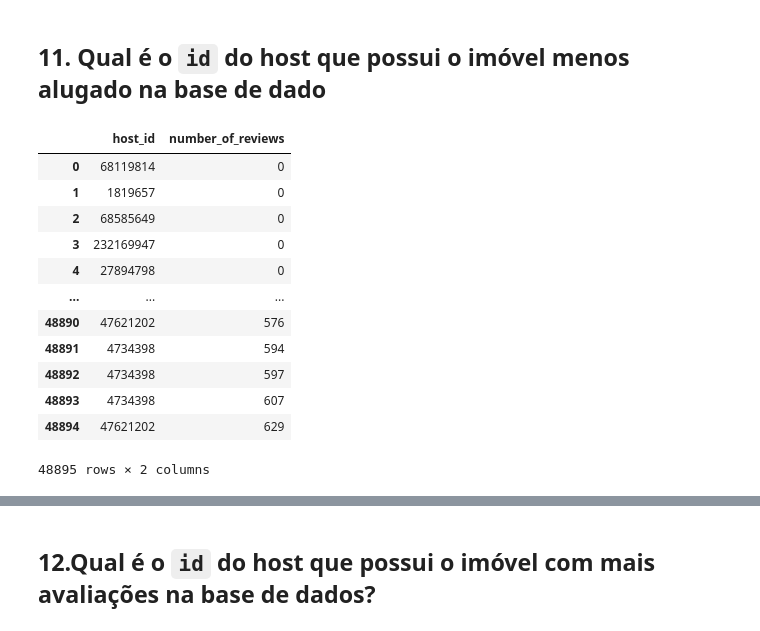
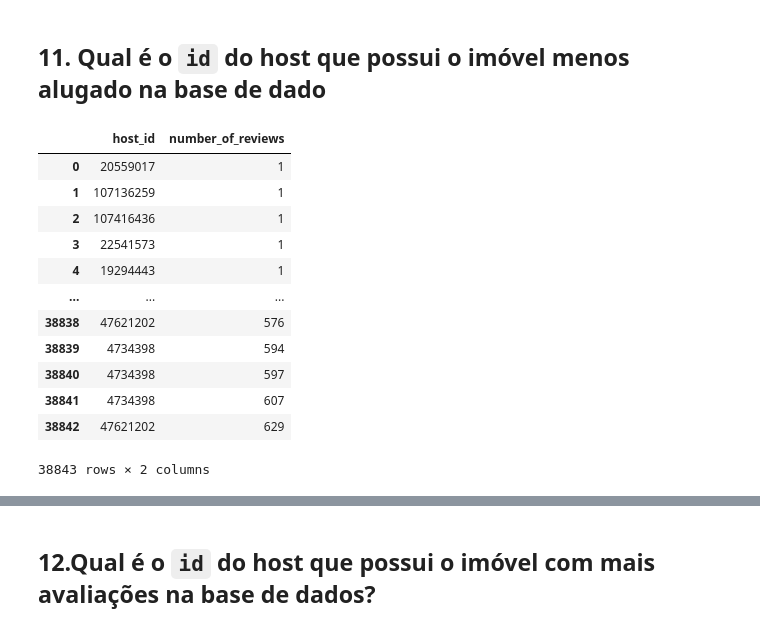
Before and after one commit to webluc/fundamentos, a Jupyter notebook: Desafio-Ciclo02.ipynb, the cells around one changed output, grey strips where cells are left out. Cells and saved outputs as stored; diff of their text form; code cells hidden in the pictures.

```diff
--- a/Desafio-Ciclo02.ipynb
+++ b/Desafio-Ciclo02.ipynb
@@ -127,7 +127,7 @@ calculated_host_listings_count        0
 availability_365                      0
 dtype: int64
 # %%
-df = df_raw.copy()
+df = df_raw.copy().reset_index()
 # %%
 #df['last_review'] = pd.to_datetime( df['last_review'] )
 # %%
@@ -316,18 +359,20 @@ df[['host_id','number_of_reviews']].sort_values('number_of_reviews', ascending=F
 # %% [markdown]
 ## 11. Qual é o `id` do host que possui o imóvel menos alugado na base de dado
 # %%
-df[['host_id','number_of_reviews']].sort_values('number_of_reviews', ascending=True).reset_index(drop=True)
+# resposta 82685
+df_view = df.loc[ df['number_of_reviews'] > 0 ]
+df_view[['host_id','number_of_reviews']].sort_values('number_of_reviews', ascending=True).reset_index(drop=True)
 # %% [output]
 |  | host_id | number_of_reviews |
-| 0 | 68119814 | 0 |
-| 1 | 1819657 | 0 |
-| 2 | 68585649 | 0 |
-| 3 | 232169947 | 0 |
-| 4 | 27894798 | 0 |
+| 0 | 20559017 | 1 |
+| 1 | 107136259 | 1 |
+| 2 | 107416436 | 1 |
+| 3 | 22541573 | 1 |
+| 4 | 19294443 | 1 |
 | ... | ... | ... |
-| 48890 | 47621202 | 576 |
-| 48891 | 4734398 | 594 |
-| 48892 | 4734398 | 597 |
-| 48893 | 4734398 | 607 |
-| 48894 | 47621202 | 629 |
+| 38838 | 47621202 | 576 |
+| 38839 | 4734398 | 594 |
+| 38840 | 4734398 | 597 |
+| 38841 | 4734398 | 607 |
+| 38842 | 47621202 | 629 |
-48895 rows × 2 columns
+38843 rows × 2 columns
```
Also changed, not shown: parts of 21 cells of this notebook.
